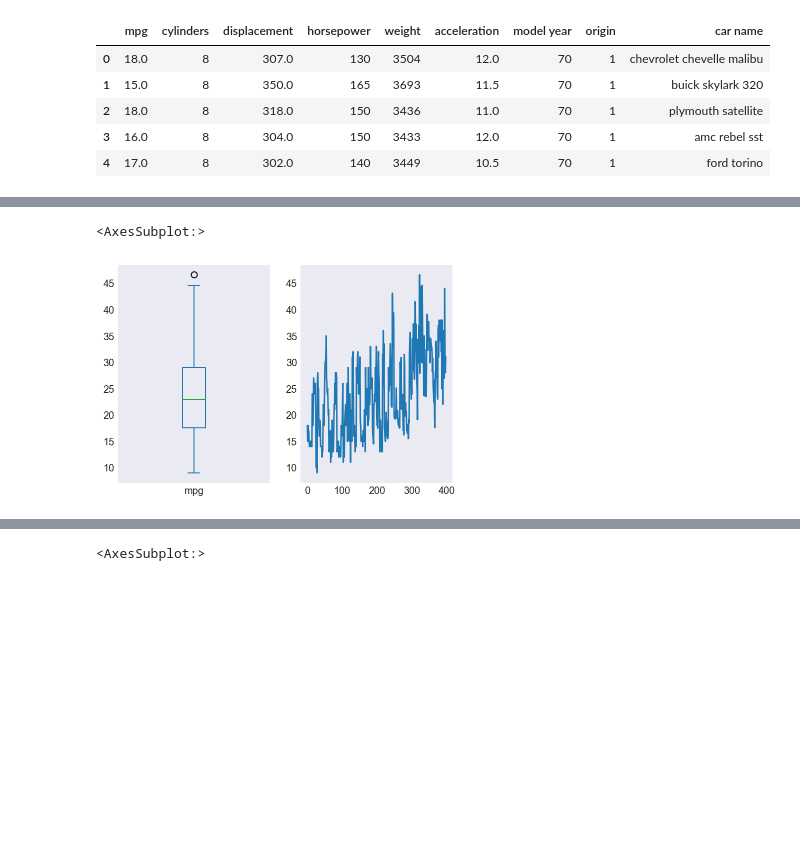
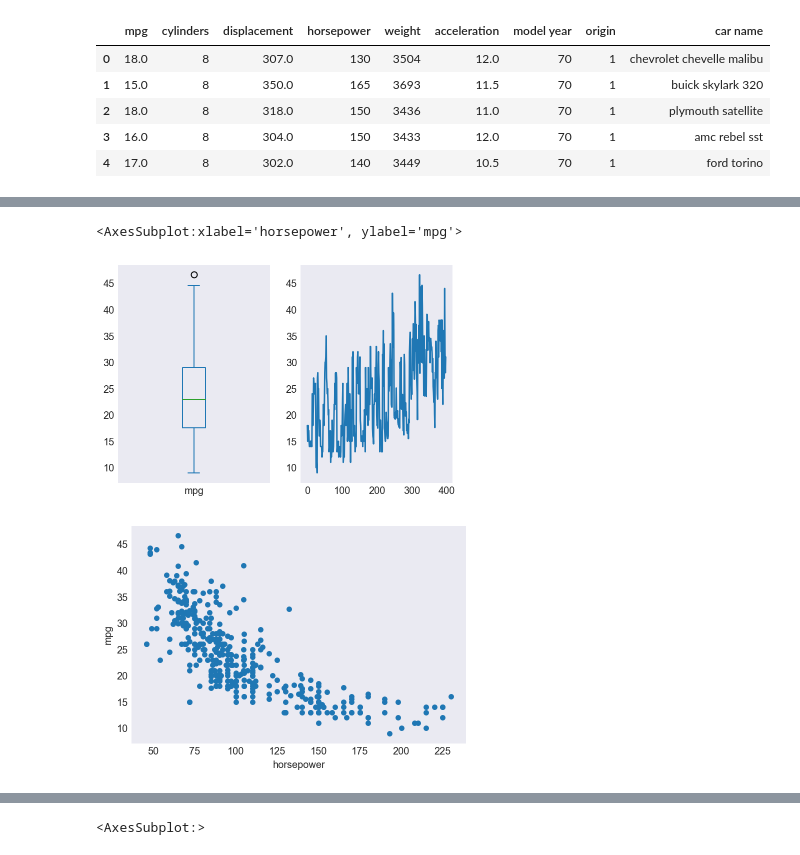
Before and after one commit to InChil2/Mac, a Jupyter notebook: visualization/시각화1.ipynb, the cells around one changed output, grey strips where cells are left out. Cells and saved outputs as stored; diff of their text form; code cells hidden in the pictures; blank space fills up the shorter version.

```diff
--- a/visualization/시각화1.ipynb
+++ b/visualization/시각화1.ipynb
@@ -268,3 +270,7 @@ df_auto.head()
 | 2 | 18.0 | 8 | 318.0 | 150 | 3436 | 11.0 | 70 | 1 | plymouth satellite |
 | 3 | 16.0 | 8 | 304.0 | 150 | 3433 | 12.0 | 70 | 1 | amc rebel sst |
 | 4 | 17.0 | 8 | 302.0 | 140 | 3449 | 10.5 | 70 | 1 | ford torino |
+# %%
+df_auto.horsepower.replace('?',np.nan,inplace=True)
+df_auto.horsepower.fillna(df_auto.horsepower.mean(),inplace=True)
+df_auto.info()
@@ -274,12 +297,16 @@ df_auto.head()
 # %%
 # mpg 컬럼의 평균은 하향 평준화 되어있다
 plt.subplot(1,2,1)
 df_auto['mpg'].plot(kind='box')
 plt.subplot(1,2,2)
 df_auto['mpg'].plot()
+
+df_auto.plot(x='horsepower',y='mpg',kind='scatter')
+# 마력이 좋을 수록 연비가 떨어진다
 # %% [output]
-<AxesSubplot:>
+<AxesSubplot:xlabel='horsepower', ylabel='mpg'>
 [figure]
+[figure, added]
 # %%
 df_auto.cylinders.plot(kind='bar')
 # 실린더의 갯 수는 대부분 짝수로 떨어진다.
```
Also changed, not shown: parts of 46 cells of this notebook, 12 other files.
